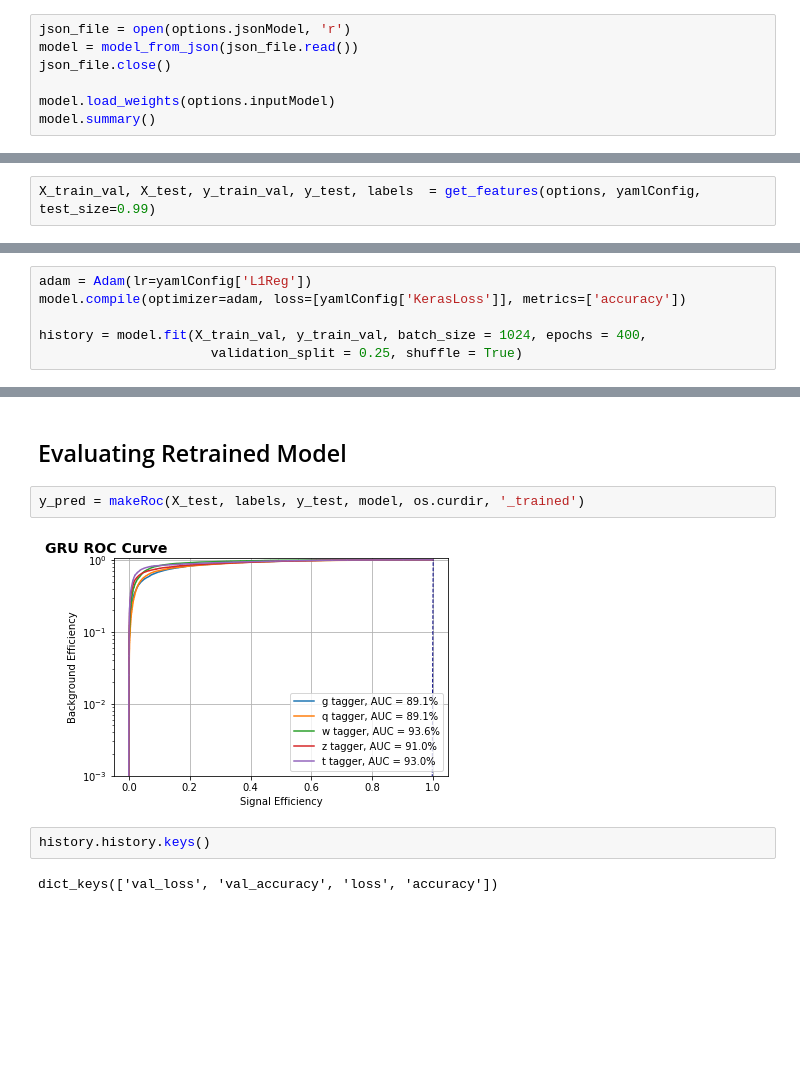
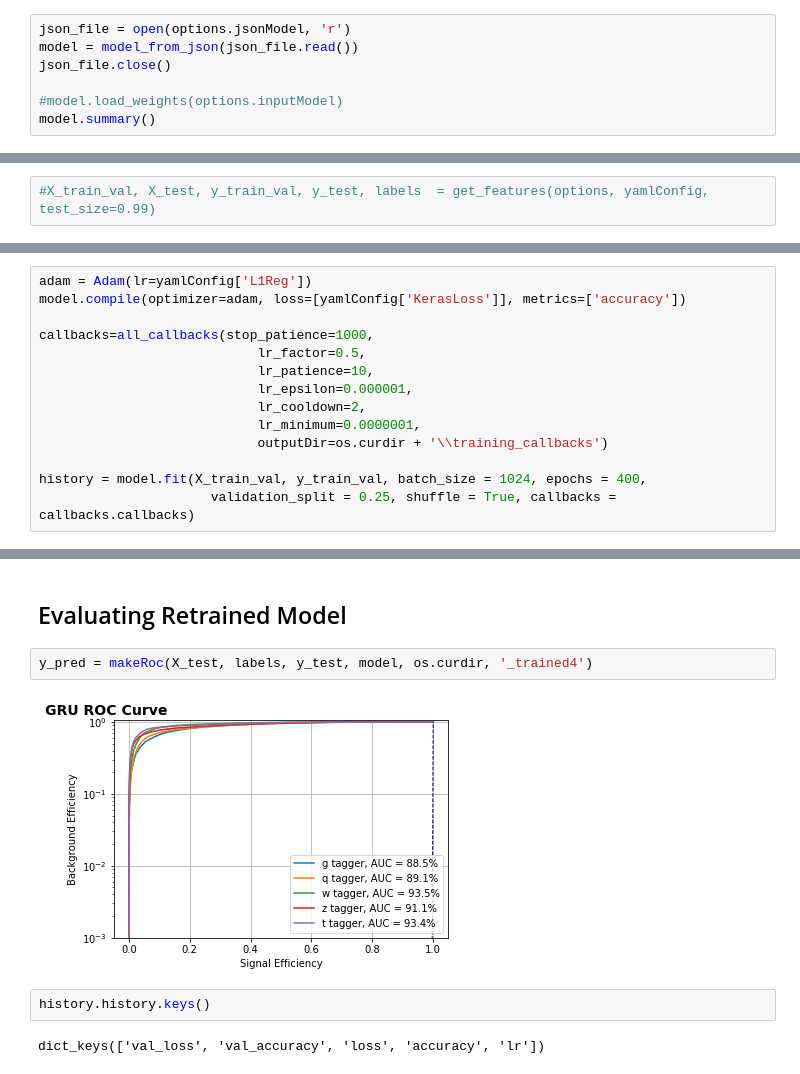
Before and after one commit to SaranshPK/ML-Tutorials, a Jupyter notebook: GRU/GRU.ipynb, the cells around one changed output, grey strips where cells are left out. Cells and saved outputs as stored; diff of their text form; blank space fills up the shorter version.

```diff
--- a/GRU/GRU.ipynb
+++ b/GRU/GRU.ipynb
@@ -63,7 +60,7 @@ json_file = open(options.jsonModel, 'r')
 model = model_from_json(json_file.read())
 json_file.close()
 
-model.load_weights(options.inputModel)
+#model.load_weights(options.inputModel)
 model.summary()
 # %% [output]
 Model: "model_1"
@@ -87,4 +84,4 @@ _________________________________________________________________
 # %% [markdown]
 ## Evaluate Example Model
 # %%
-X_train_val, X_test, y_train_val, y_test, labels  = get_features(options, yamlConfig, test_size=0.99)
+#X_train_val, X_test, y_train_val, y_test, labels  = get_features(options, yamlConfig, test_size=0.99)
@@ -184,6 +141,14 @@ from keras.optimizers import Adam, Nadam
 adam = Adam(lr=yamlConfig['L1Reg'])
 model.compile(optimizer=adam, loss=[yamlConfig['KerasLoss']], metrics=['accuracy'])
 
+callbacks=all_callbacks(stop_patience=1000,
+                            lr_factor=0.5,
+                            lr_patience=10,
+                            lr_epsilon=0.000001,
+                            lr_cooldown=2,
+                            lr_minimum=0.0000001,
+                            outputDir=os.curdir + '\\training_callbacks')
+
 history = model.fit(X_train_val, y_train_val, batch_size = 1024, epochs = 400,
-                      validation_split = 0.25, shuffle = True)
+                      validation_split = 0.25, shuffle = True, callbacks = callbacks.callbacks)
 # %% [output]
@@ -207,13 +172,13 @@ Epoch 400/400
 # %% [markdown]
 ## Evaluating Retrained Model
 # %%
-y_pred = makeRoc(X_test, labels, y_test, model, os.curdir, '_trained')
+y_pred = makeRoc(X_test, labels, y_test, model, os.curdir, '_trained4')
 # %% [output]
-[figure, old version]
+[figure, new version]
 # %%
 history.history.keys()
 # %% [output]
-dict_keys(['val_loss', 'val_accuracy', 'loss', 'accuracy'])
+dict_keys(['val_loss', 'val_accuracy', 'loss', 'accuracy', 'lr'])
 # %%
 plt.figure()
 plt.plot(history.history['accuracy'])
```
Also changed, not shown: parts of 9 cells of this notebook, 21 other files.
